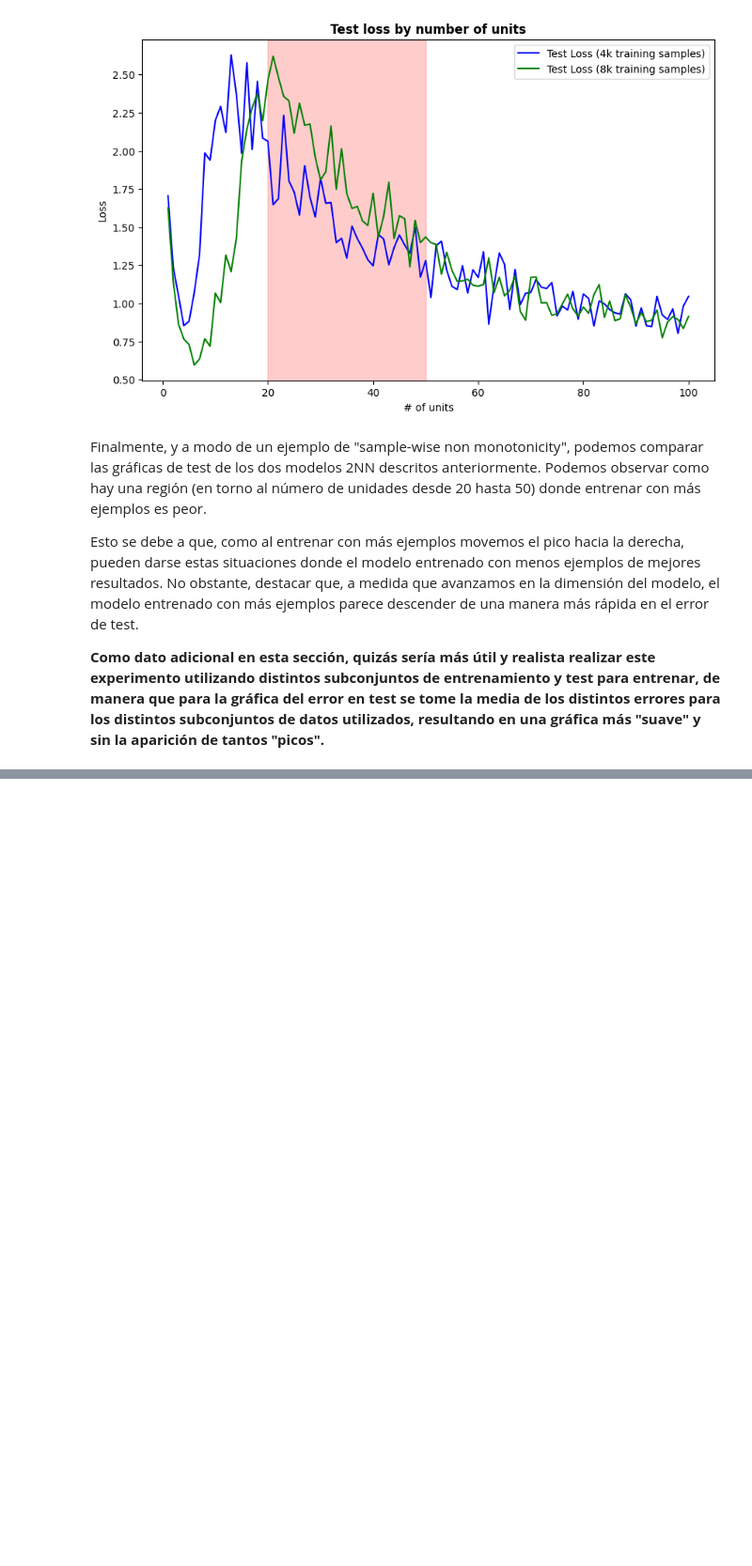
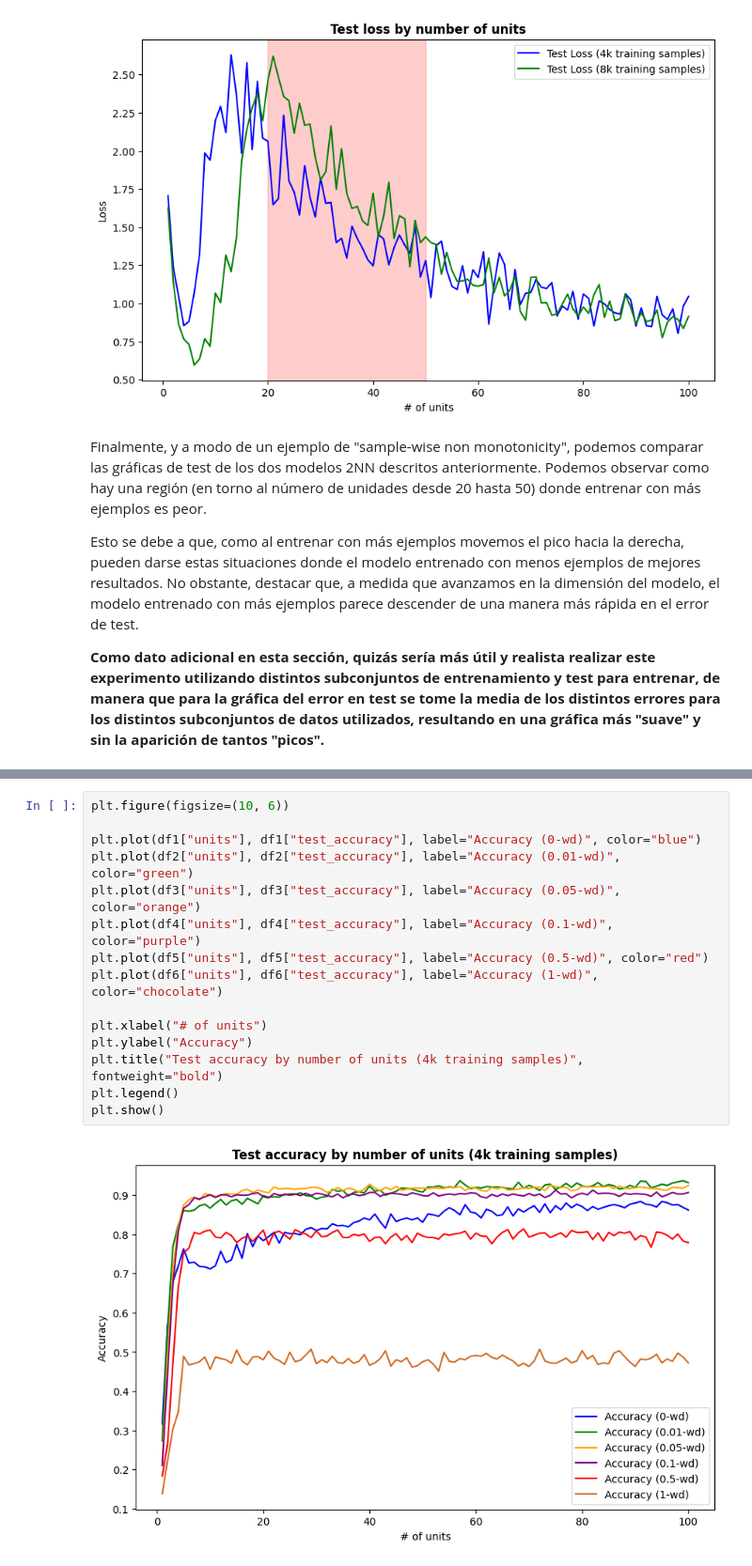
Before and after one commit to jantonioruiz/Deep-Double-Descent, a Jupyter notebook: experiments/PlotNGPUresults.ipynb, the cells around one changed output, grey strips where cells are left out. Shown: that part at 94% size. Cells and saved outputs as stored; diff of their text form; blank space fills up the shorter version.

```diff
--- a/experiments/PlotNGPUresults.ipynb
+++ b/experiments/PlotNGPUresults.ipynb
@@ -316,0 +474,17 @@ Esto se debe a que, como al entrenar con más ejemplos movemos el pico hacia la
+# %%
+plt.figure(figsize=(10, 6))
+
+plt.plot(df1["units"], df1["test_accuracy"], label="Accuracy (0-wd)", color="blue")
+plt.plot(df2["units"], df2["test_accuracy"], label="Accuracy (0.01-wd)", color="green")
+plt.plot(df3["units"], df3["test_accuracy"], label="Accuracy (0.05-wd)", color="orange")
+plt.plot(df4["units"], df4["test_accuracy"], label="Accuracy (0.1-wd)", color="purple")
+plt.plot(df5["units"], df5["test_accuracy"], label="Accuracy (0.5-wd)", color="red")
+plt.plot(df6["units"], df6["test_accuracy"], label="Accuracy (1-wd)", color="chocolate")
+
+plt.xlabel("# of units")
+plt.ylabel("Accuracy")
+plt.title("Test accuracy by number of units (4k training samples)", fontweight="bold")
+plt.legend()
+plt.show()
+# %% [output]
+[figure, added]
```
Also changed, not shown: parts of 7 cells of this notebook.
